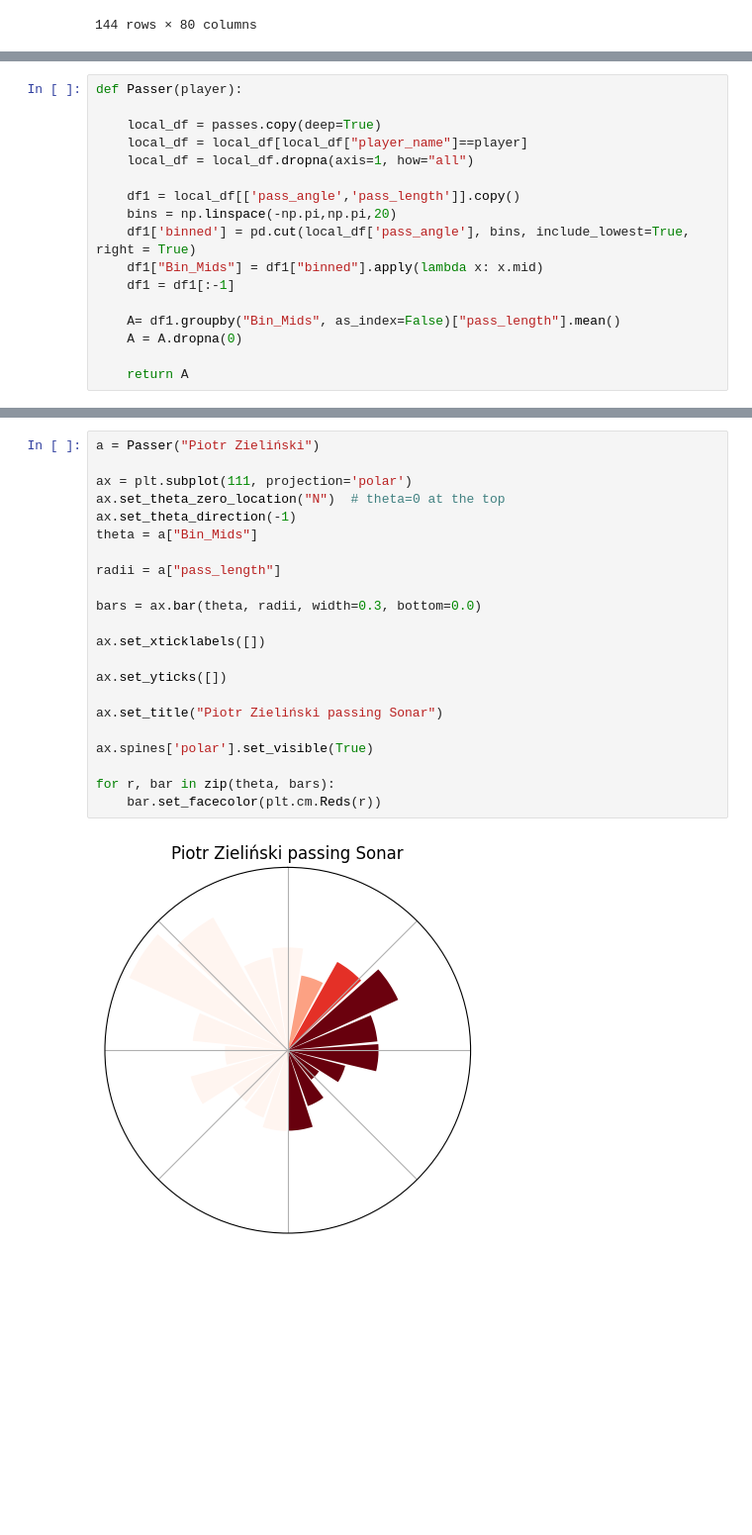
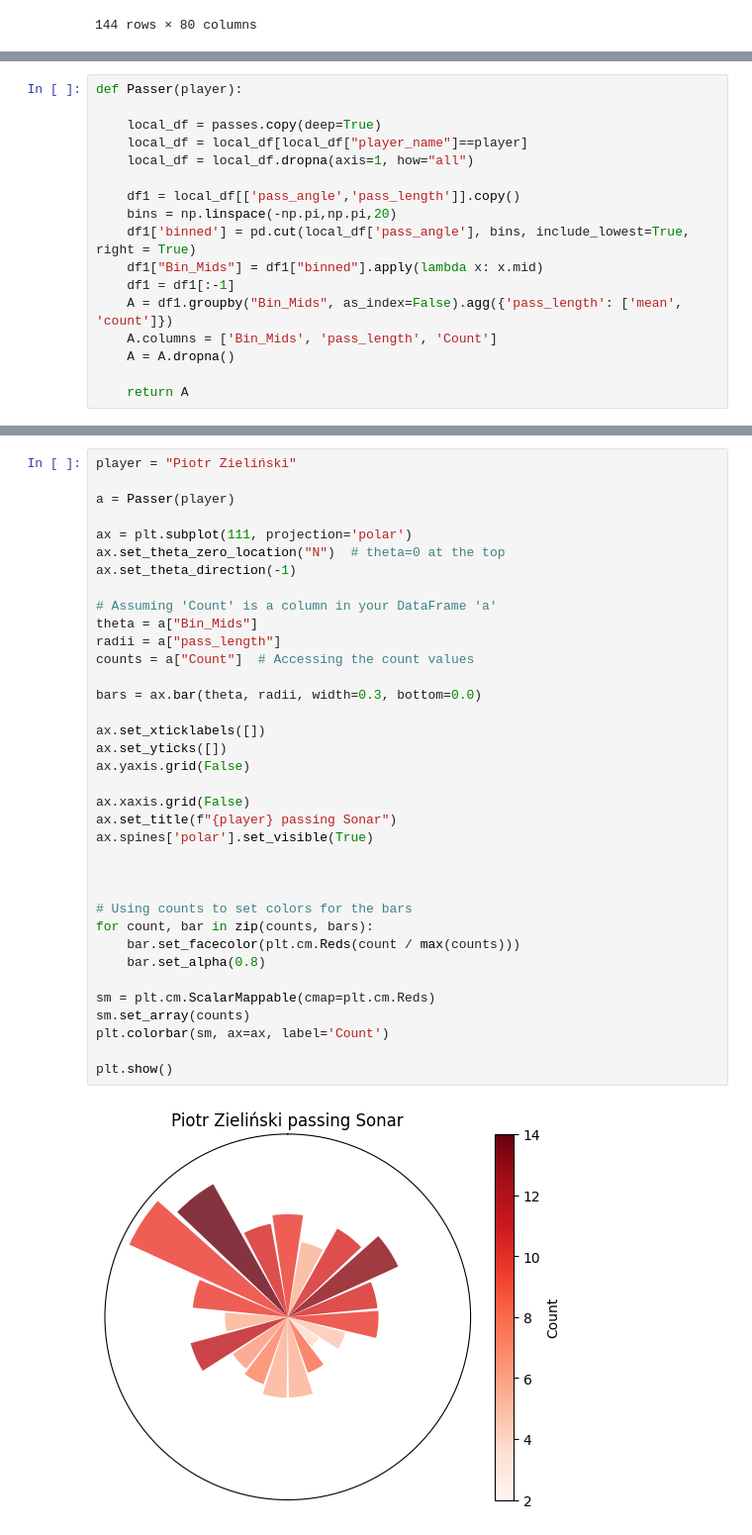
Before and after one commit to jaceksta/PassSonars, a Jupyter notebook: sonars.ipynb, the cells around one changed output, grey strips where cells are left out. Shown at 99% size. Cells and saved outputs as stored; diff of their text form; blank space fills up the shorter version.

```diff
--- a/sonars.ipynb
+++ b/sonars.ipynb
@@ -195,8 +159,8 @@ def Passer(player):
     df1['binned'] = pd.cut(local_df['pass_angle'], bins, include_lowest=True, right = True)
     df1["Bin_Mids"] = df1["binned"].apply(lambda x: x.mid)
     df1 = df1[:-1]
-
-    A= df1.groupby("Bin_Mids", as_index=False)["pass_length"].mean()
-    A = A.dropna(0)
+    A = df1.groupby("Bin_Mids", as_index=False).agg({'pass_length': ['mean', 'count']})
+    A.columns = ['Bin_Mids', 'pass_length', 'Count']
+    A = A.dropna()
 
     return A
@@ -206,24 +187,38 @@ flamingo_cmap = LinearSegmentedColormap.from_list("Flamingo - 100 colors",
 # %%
-a = Passer("Piotr Zieliński")
+player = "Piotr Zieliński"
+
+a = Passer(player)
 
 ax = plt.subplot(111, projection='polar')
 ax.set_theta_zero_location("N")  # theta=0 at the top
 ax.set_theta_direction(-1)
+
+# Assuming 'Count' is a column in your DataFrame 'a'
 theta = a["Bin_Mids"]
-
 radii = a["pass_length"]
+counts = a["Count"]  # Accessing the count values
 
 bars = ax.bar(theta, radii, width=0.3, bottom=0.0)
 
 ax.set_xticklabels([])
+ax.set_yticks([])
+ax.yaxis.grid(False)
 
-ax.set_yticks([])
-
-ax.set_title("Piotr Zieliński passing Sonar")
-
+ax.xaxis.grid(False)
+ax.set_title(f"{player} passing Sonar")
 ax.spines['polar'].set_visible(True)
 
-for r, bar in zip(theta, bars):
-    bar.set_facecolor(plt.cm.Reds(r))
+
+
+# Using counts to set colors for the bars
+for count, bar in zip(counts, bars):
+    bar.set_facecolor(plt.cm.Reds(count / max(counts)))
+    bar.set_alpha(0.8)
+
+sm = plt.cm.ScalarMappable(cmap=plt.cm.Reds)
+sm.set_array(counts)
+plt.colorbar(sm, ax=ax, label='Count')
+
+plt.show()
 # %% [output]
-[figure, old version]
+[figure, new version]
```
Also changed, not shown: parts of 4 cells of this notebook.
